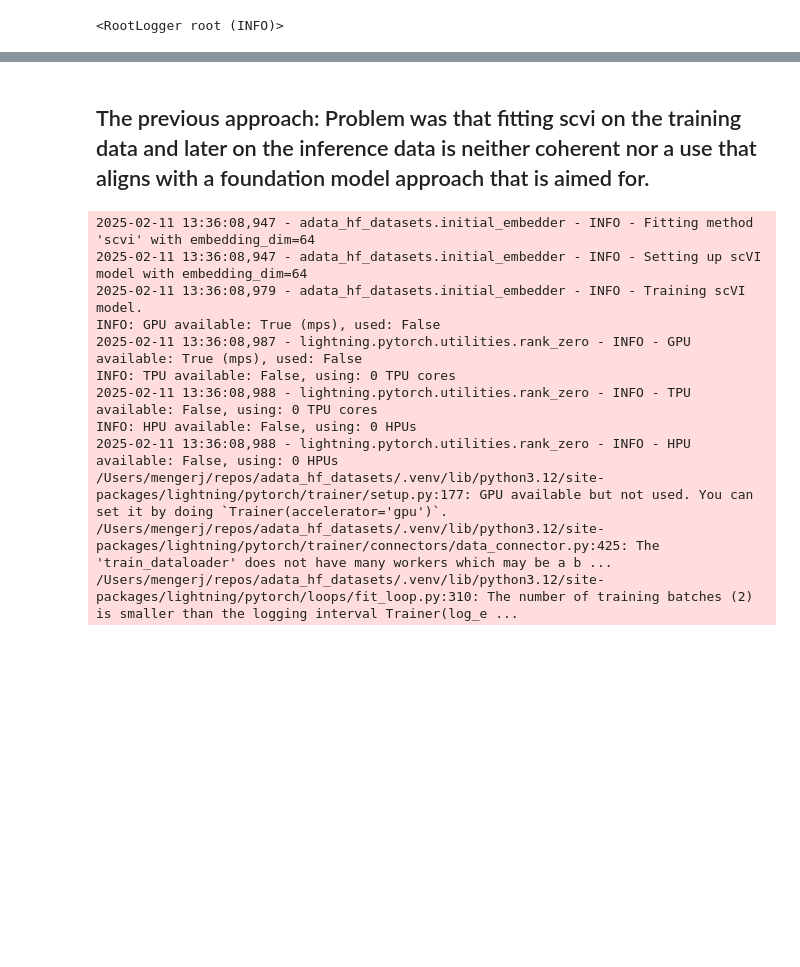
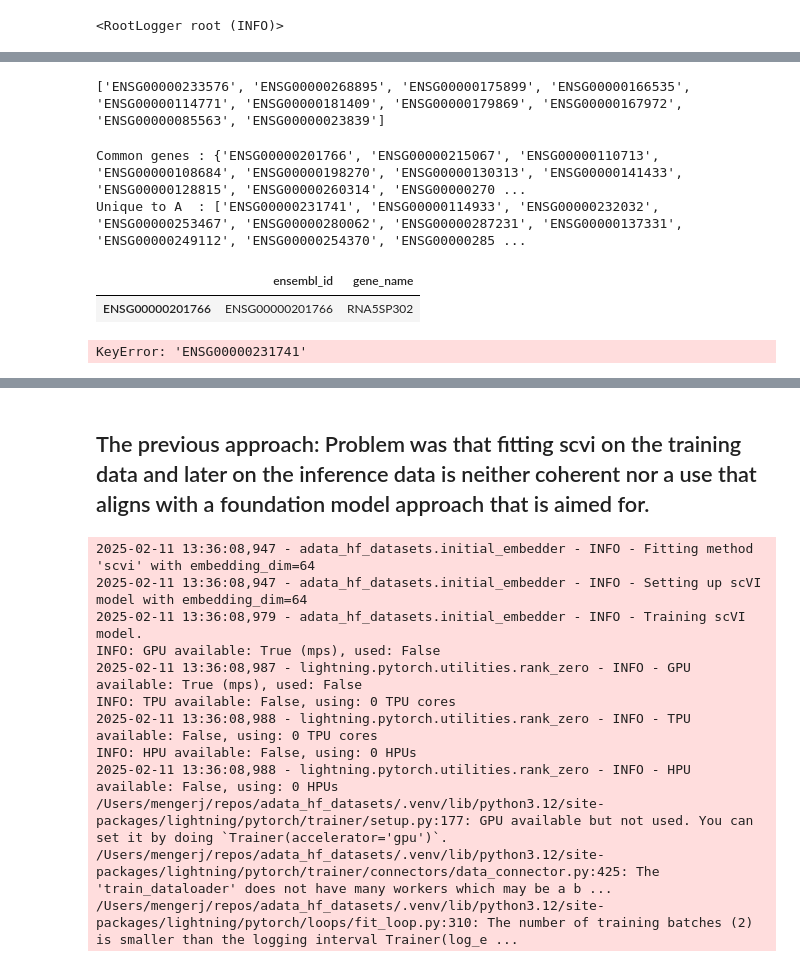
Before and after one commit to mengerj/adata_hf_datasets, a Jupyter notebook: notebooks/create_initial_embeddings.ipynb, the cells around one changed output, grey strips where cells are left out. Saved outputs shown, nothing was run; the diff lists cells and outputs as text; code cells hidden in the pictures; blank space fills up the shorter version.

```diff
--- a/notebooks/create_initial_embeddings.ipynb
+++ b/notebooks/create_initial_embeddings.ipynb
@@ -19 +54,43 @@ adata = anndata.read_h5ad(adata_path)
+# %%
+# read the gene_list directly from the file
+with open("../resources/gene_selection_ENSG_8k.txt", "r") as f:
+    gene_list = f.read().splitlines()
+
+# print the first 10 genes
+print(gene_list[:10])
+# %% [output]
+['ENSG00000233576', 'ENSG00000268895', 'ENSG00000175899', 'ENSG00000166535', 'ENSG00000114771', 'ENSG00000181409', 'ENSG00000179869', 'ENSG00000167972', 'ENSG00000085563', 'ENSG00000023839']
+# %%
+# Example input lists of Ensembl IDs
+list_a = gene_list
+list_b = list(adata.var_names)
+
+# Convert to sets for fast membership tests
+set_a = set(list_a)
+set_b = set(list_b)
+
+# 1) Genes present in *both* lists (their intersection)
+common_genes = set_a & set_b  # {'ENSG00000171862'}
+
+# 2) Genes in A that are *not* in B
+unique_to_a = set_a - set_b  # {'ENSG00000141510', 'ENSG00000148773'}
+
+# If you’d rather keep them as lists (e.g. to preserve order / allow indexing):
+unique_to_a = list(unique_to_a)
+
+# quick sanity check
+print("Common genes :", common_genes)
+print("Unique to A  :", unique_to_a)
+# %% [output]
+Common genes : {'ENSG00000201766', 'ENSG00000215067', 'ENSG00000110713', 'ENSG00000108684', 'ENSG00000198270', 'ENSG00000130313', 'ENSG00000141433', 'ENSG00000128815', 'ENSG00000260314', 'ENSG00000270 ...
+Unique to A  : ['ENSG00000231741', 'ENSG00000114933', 'ENSG00000232032', 'ENSG00000253467', 'ENSG00000280062', 'ENSG00000287231', 'ENSG00000137331', 'ENSG00000249112', 'ENSG00000254370', 'ENSG00000285 ...
+# %%
+adata[0, "ENSG00000201766"].var
+# %% [output]
+|  | ensembl_id | gene_name |
+| ENSG00000201766 | ENSG00000201766 | RNA5SP302 |
+# %%
+adata[0, "ENSG00000231741"]
+# %% [output]
+KeyError: 'ENSG00000231741'
 # %%
```
Also changed, not shown: parts of 7 cells of this notebook, 4 other files.
